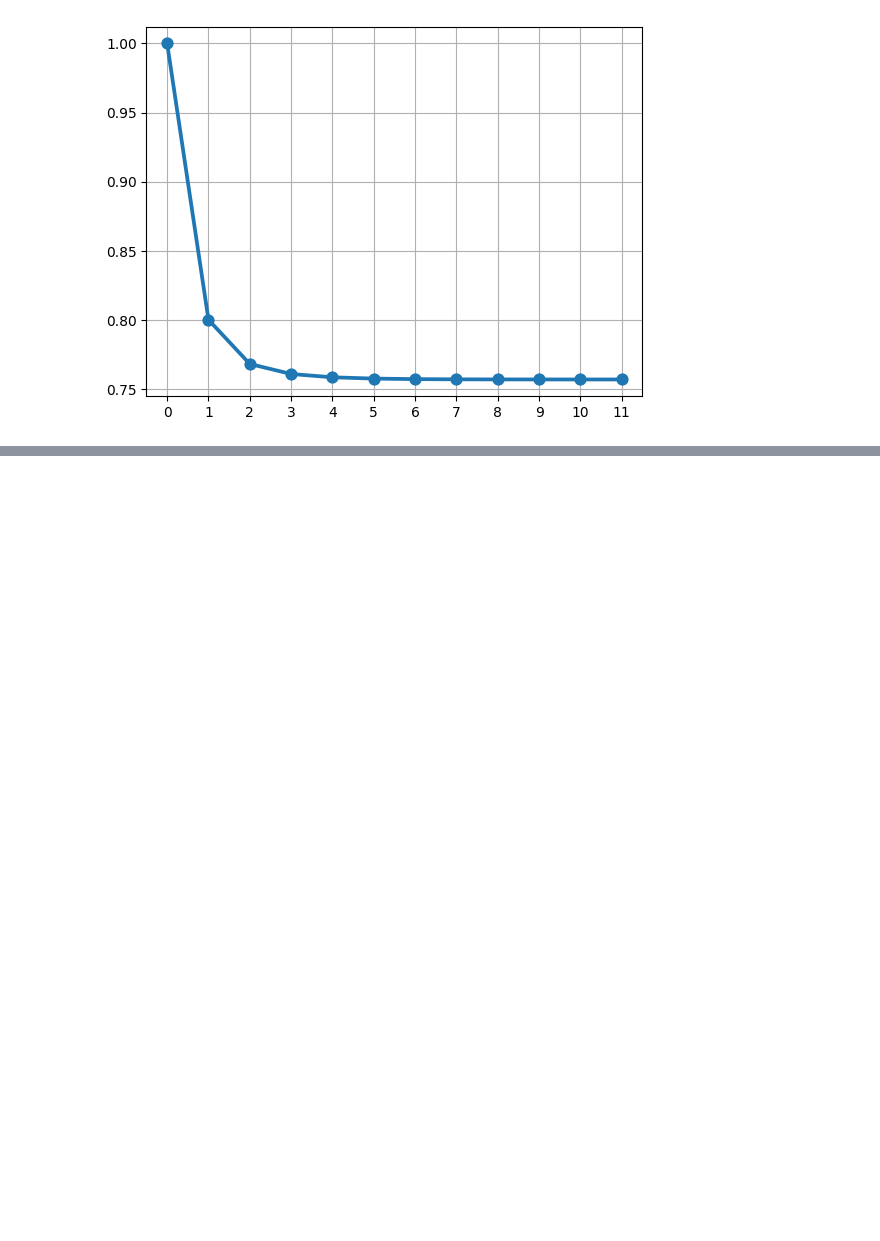
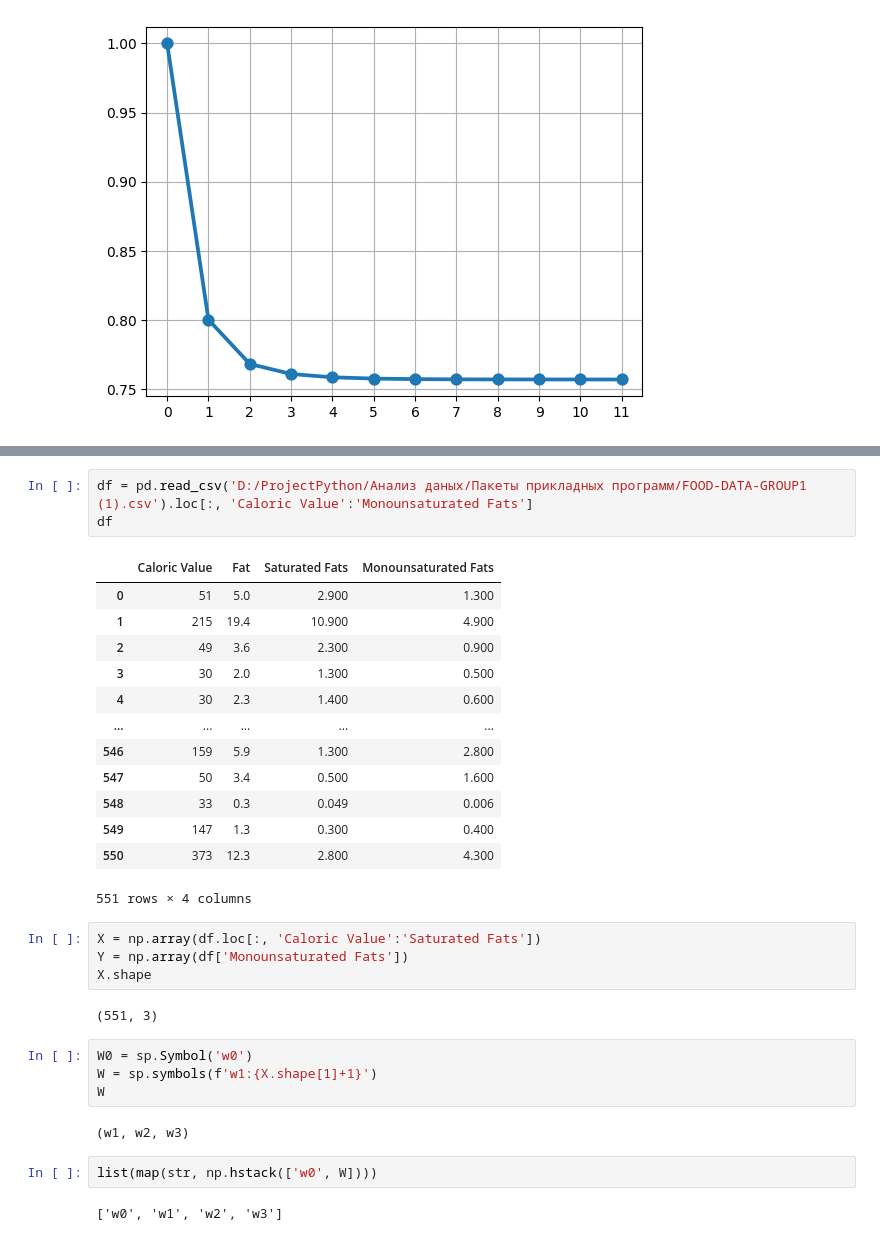
Before and after one commit to gusevvitalij231-lgtm/machine-learning-homework, a Jupyter notebook: Градиентный_спуск.ipynb, the cells around one changed output, grey strips where cells are left out. Saved outputs shown, nothing was run; the diff lists cells and outputs as text; blank space fills up the shorter version.

```diff
--- a/Градиентный_спуск.ipynb
+++ b/Градиентный_спуск.ipynb
@@ -156,0 +166,33 @@ gradient_descent(['x_1', 'x_2', 'x_3'], 5*x_1**2 + 2*x_2**2 + 5*x_3**2 - 2*x_1*x
+# %%
+df = pd.read_csv('D:/ProjectPython/Анализ даных/Пакеты прикладных программ/FOOD-DATA-GROUP1 (1).csv').loc[:, 'Caloric Value':'Monounsaturated Fats']
+df
+# %% [output]
+|  | Caloric Value | Fat | Saturated Fats | Monounsaturated Fats |
+| 0 | 51 | 5.0 | 2.900 | 1.300 |
+| 1 | 215 | 19.4 | 10.900 | 4.900 |
+| 2 | 49 | 3.6 | 2.300 | 0.900 |
+| 3 | 30 | 2.0 | 1.300 | 0.500 |
+| 4 | 30 | 2.3 | 1.400 | 0.600 |
+| ... | ... | ... | ... | ... |
+| 546 | 159 | 5.9 | 1.300 | 2.800 |
+| 547 | 50 | 3.4 | 0.500 | 1.600 |
+| 548 | 33 | 0.3 | 0.049 | 0.006 |
+| 549 | 147 | 1.3 | 0.300 | 0.400 |
+| 550 | 373 | 12.3 | 2.800 | 4.300 |
+551 rows × 4 columns
+# %%
+X = np.array(df.loc[:, 'Caloric Value':'Saturated Fats'])
+Y = np.array(df['Monounsaturated Fats'])
+X.shape
+# %% [output]
+(551, 3)
+# %%
+W0 = sp.Symbol('w0')
+W = sp.symbols(f'w1:{X.shape[1]+1}')
+W
+# %% [output]
+(w1, w2, w3)
+# %%
+list(map(str, np.hstack(['w0', W])))
+# %% [output]
+['w0', 'w1', 'w2', 'w3']
```
Also changed, not shown: parts of 14 cells of this notebook.
